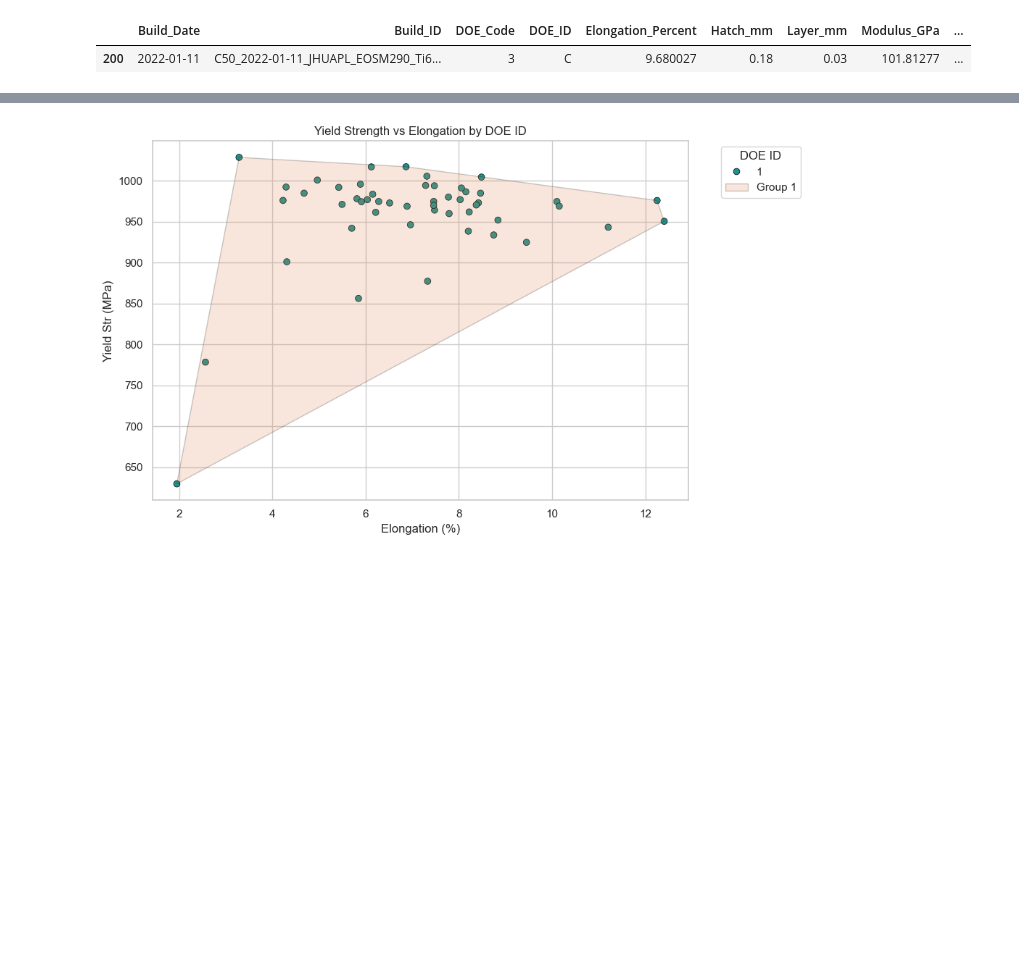
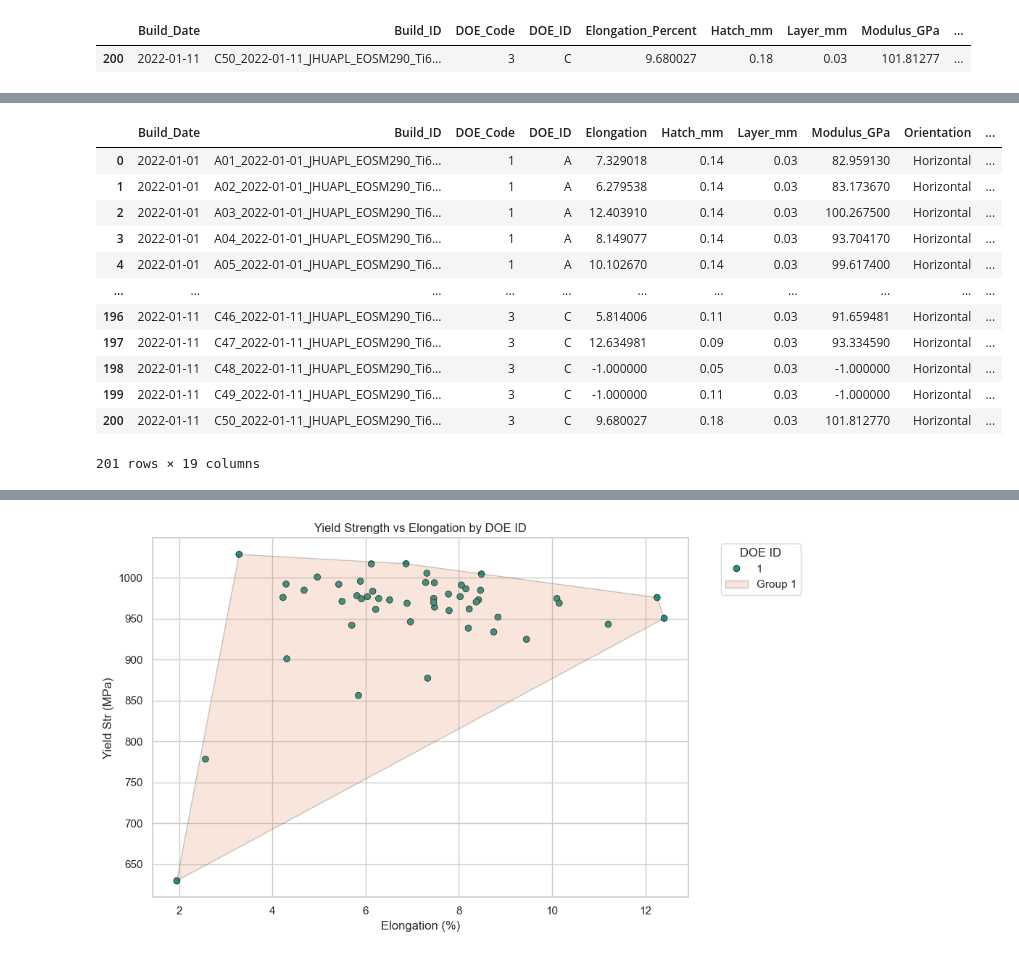
Before and after one commit to imqcam/tale_forms, a Jupyter notebook: form_to_tale.ipynb, the cells around one changed output, grey strips where cells are left out. Saved outputs shown, nothing was run; the diff lists cells and outputs as text; code cells hidden in the pictures; blank space fills up the shorter version.

```diff
--- a/form_to_tale.ipynb
+++ b/form_to_tale.ipynb
@@ -158,3 +165,19 @@ plt.show()
+# %%
+df_org
+# %% [output]
+|  | Build_Date | Build_ID | DOE_Code | DOE_ID | Elongation | Hatch_mm | Layer_mm | Modulus_GPa | Orientation | ... |
+| 0 | 2022-01-01 | A01_2022-01-01_JHUAPL_EOSM290_Ti6... | 1 | A | 7.329018 | 0.14 | 0.03 | 82.959130 | Horizontal | ... |
+| 1 | 2022-01-01 | A02_2022-01-01_JHUAPL_EOSM290_Ti6... | 1 | A | 6.279538 | 0.14 | 0.03 | 83.173670 | Horizontal | ... |
+| 2 | 2022-01-01 | A03_2022-01-01_JHUAPL_EOSM290_Ti6... | 1 | A | 12.403910 | 0.14 | 0.03 | 100.267500 | Horizontal | ... |
+| 3 | 2022-01-01 | A04_2022-01-01_JHUAPL_EOSM290_Ti6... | 1 | A | 8.149077 | 0.14 | 0.03 | 93.704170 | Horizontal | ... |
+| 4 | 2022-01-01 | A05_2022-01-01_JHUAPL_EOSM290_Ti6... | 1 | A | 10.102670 | 0.14 | 0.03 | 99.617400 | Horizontal | ... |
+| ... | ... | ... | ... | ... | ... | ... | ... | ... | ... | ... |
+| 196 | 2022-01-11 | C46_2022-01-11_JHUAPL_EOSM290_Ti6... | 3 | C | 5.814006 | 0.11 | 0.03 | 91.659481 | Horizontal | ... |
+| 197 | 2022-01-11 | C47_2022-01-11_JHUAPL_EOSM290_Ti6... | 3 | C | 12.634981 | 0.09 | 0.03 | 93.334590 | Horizontal | ... |
+| 198 | 2022-01-11 | C48_2022-01-11_JHUAPL_EOSM290_Ti6... | 3 | C | -1.000000 | 0.05 | 0.03 | -1.000000 | Horizontal | ... |
+| 199 | 2022-01-11 | C49_2022-01-11_JHUAPL_EOSM290_Ti6... | 3 | C | -1.000000 | 0.11 | 0.03 | -1.000000 | Horizontal | ... |
+| 200 | 2022-01-11 | C50_2022-01-11_JHUAPL_EOSM290_Ti6... | 3 | C | 9.680027 | 0.18 | 0.03 | 101.812770 | Horizontal | ... |
+201 rows × 19 columns
 # %%
 import pandas as pd
 import matplotlib.pyplot as plt
```
Also changed, not shown: parts of 9 cells of this notebook.
